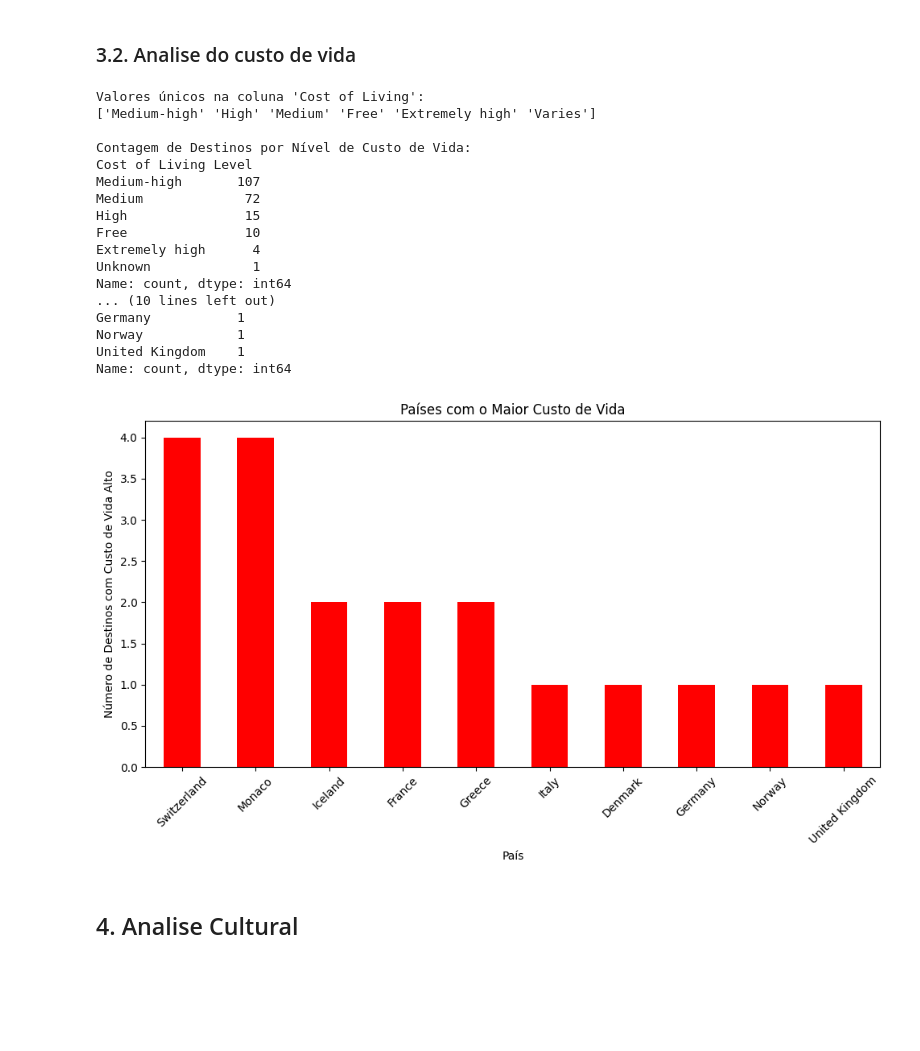
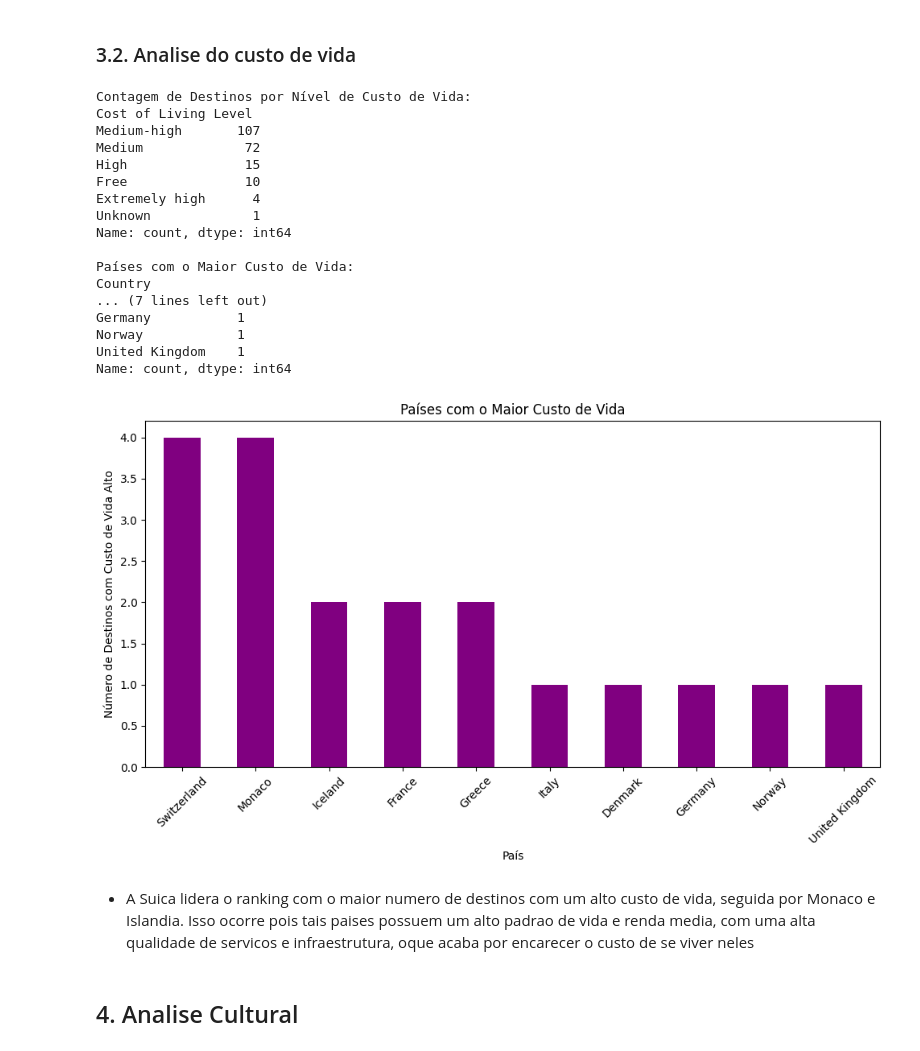
Before and after one commit to ChristopheAbelem/projeto_destiny, a Jupyter notebook: analise_tabela.ipynb, the cells around one changed output. Saved outputs shown, nothing was run; the diff lists cells and outputs as text; code cells hidden in the pictures; blank space fills up the shorter version.

```diff
--- a/analise_tabela.ipynb
+++ b/analise_tabela.ipynb
@@ -160,11 +133,6 @@ Name: count, dtype: int64
 # %% [markdown]
 ### 3.2. Analise do custo de vida
 # %%
-# Verificar os valores únicos na coluna 'Cost of Living' para entender o conteúdo
-print("Valores únicos na coluna 'Cost of Living':")
-print(df['Cost of Living'].unique())
-
-# Definir uma função para classificar os países pelo custo de vida
 def classify_cost_of_living(value):
     if isinstance(value, str):
         if "Extremely high" in value:
@@ -179,53 +147,48 @@ def classify_cost_of_living(value):
             return "Free"
     return "Unknown"
 
-# Aplicar a classificação à coluna 'Cost of Living'
 df['Cost of Living Level'] = df['Cost of Living'].apply(classify_cost_of_living)
 
-# Contar o número de destinos por nível de custo de vida
 cost_of_living_counts = df['Cost of Living Level'].value_counts()
 
-# Exibir a contagem de destinos por nível de custo de vida
 print("\nContagem de Destinos por Nível de Custo de Vida:")
 print(cost_of_living_counts)
 
-# Gerar o ranking dos países com o custo de vida mais alto
 high_cost_countries = df[df['Cost of Living Level'].isin(["Extremely high", "High"])]['Country'].value_counts()
 
-# Exibir os países com o maior custo de vida
 print("\nPaíses com o Maior Custo de Vida:")
 print(high_cost_countries)
 
-# Plotar o gráfico dos países com o custo de vida mais alto
 plt.figure(figsize=(10, 6))
-high_cost_countries.plot(kind='bar', color='red')
+high_cost_countries.plot(kind='bar', color='purple')
 plt.title('Países com o Maior Custo de Vida')
 plt.xlabel('País')
 plt.ylabel('Número de Destinos com Custo de Vida Alto')
 plt.xticks(rotation=45)
 plt.tight_layout()
 
-# Exibir o gráfico
 plt.show()
 # %% [output]
-Valores únicos na coluna 'Cost of Living':
-['Medium-high' 'High' 'Medium' 'Free' 'Extremely high' 'Varies']
-
 Contagem de Destinos por Nível de Custo de Vida:
 Cost of Living Level
 Medium-high       107
 Medium             72
 High               15
 Free               10
 Extremely high      4
 Unknown             1
 Name: count, dtype: int64
-... (10 lines left out)
+
+Países com o Maior Custo de Vida:
+Country
+... (7 lines left out)
 Germany           1
 Norway            1
 United Kingdom    1
 Name: count, dtype: int64
-[figure, old version]
+[figure, new version]
+# %% [markdown]
+- A Suica lidera o ranking com o maior numero de destinos com um alto custo de vida, seguida por Monaco e Islandia. Isso ocorre pois tais paises possuem um alto padrao de vida e renda media, com uma alta qualidade de servicos e infraestrutura, oque acaba por encarecer o custo de se viver neles
 # %% [markdown]
 ## 4. Analise Cultural
 # %% [markdown]
```
Also changed, not shown: parts of 31 cells of this notebook.
